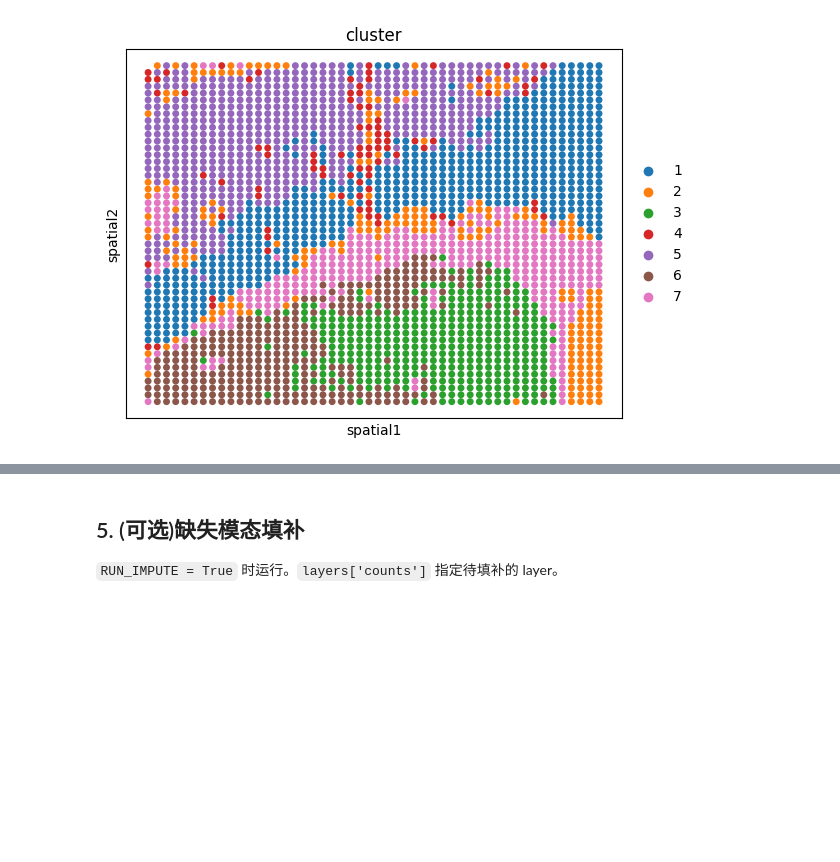
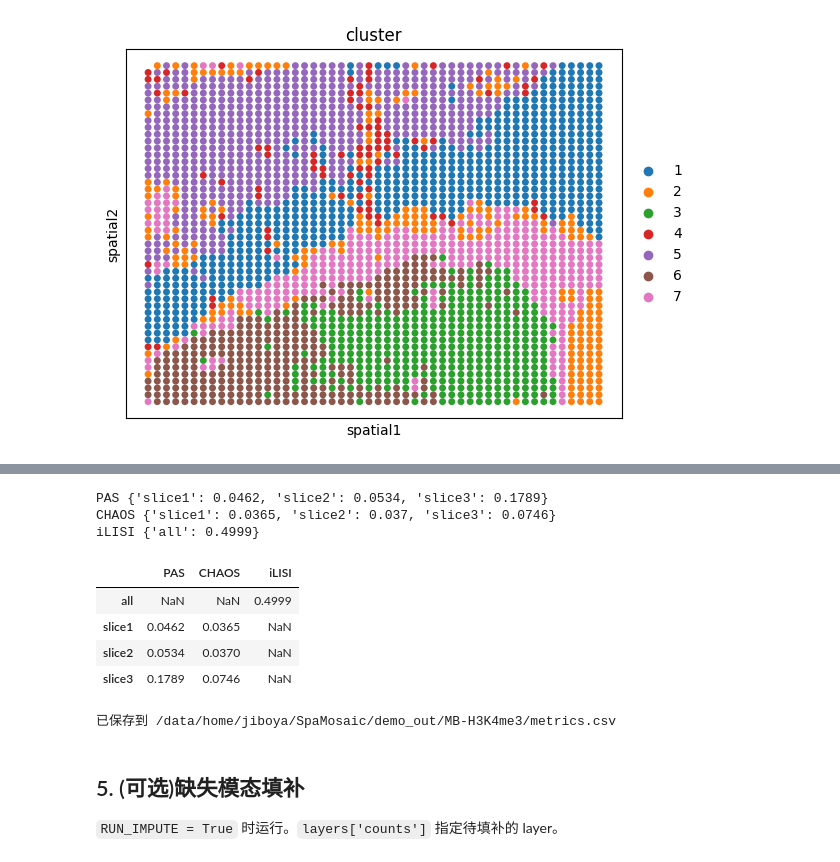
Before and after one commit to jeanchristophe13v/SpaMosaic, a Jupyter notebook: run_demo.ipynb, the cells around one changed output, grey strips where cells are left out. Cells and saved outputs as stored; diff of their text form; code cells hidden in the pictures; blank space fills up the shorter version.

Commit message:
update PAS, CHAOS, iLISI and F1 metrics

```diff
--- a/run_demo.ipynb
+++ b/run_demo.ipynb
@@ -425,13 +425,3 @@ WARNING: saving figure to file /data/home/jiboya/SpaMosaic/demo_out/MB-H3K4me3/s
 [figure]
 WARNING: saving figure to file /data/home/jiboya/SpaMosaic/demo_out/MB-H3K4me3/spatial_spatial_slice3.png
 [figure]
-# %%
-# 有 ground truth 时(Simulations)计算各切片的 ARI
-from sklearn.metrics import adjusted_rand_score
-
-for i, ad in enumerate(ad_embs):
-    ref = raw[SEC_REP[i]]
-    if 'gt' not in ref.obs:
-        continue
-    gt = ref.obs.loc[ad.obs_names, 'gt'].astype(str)
-    print(f'slice{i+1} ARI = {adjusted_rand_score(gt, ad.obs["cluster"]):.4f}')
@@ -437,0 +442,12 @@ for i, ad in enumerate(ad_embs):
+# %%
+# 官方评估代码不是一个包,按目录加入 sys.path 后导入
+METRICS_DIR = join(REPO_ROOT, 'reproduce/code/compute_metrics')
+if METRICS_DIR not in sys.path:
+    sys.path.insert(0, METRICS_DIR)
+import metrics as repro_metrics
+from sklearn.metrics import adjusted_rand_score
+
+SEC_NAMES = [f'slice{i+1}' for i in range(N_SEC)]
+SEC_MODS = [{m for m in LAYOUT if LAYOUT[m][i] is not None} for i in range(N_SEC)]
+HAS_GT = all('gt' in raw[n].obs for n in SEC_REP)
+scores = {}  # {指标名: {'all' / 切片名 / 切片对: 值}}
@@ -438,3 +483,34 @@ for i, ad in enumerate(ad_embs):
+# %%
+# PAS / CHAOS(run_PAS_CHAOS.ipynb):逐切片,用聚类标签和空间坐标
+scores['PAS'] = {n: repro_metrics.compute_PAS2(ad, 'cluster', spatial_key='spatial') for n, ad in zip(SEC_NAMES, ad_embs)}
+scores['CHAOS'] = {n: repro_metrics.compute_CHAOS2(ad, 'cluster', spatial_key='spatial') for n, ad in zip(SEC_NAMES, ad_embs)}
+
+# iLISI(run_iLISI.ipynb):所有切片合并后的融合嵌入,按 src 计算
+# 官方函数会把 obs[batch_key] 原地改成 category,所以传一个新对象
+ad_lisi = sc.AnnData(np.zeros((ad_mosaic.n_obs, 2)), obs=ad_mosaic.obs[['src']].copy())
+ad_lisi.obsm['emb'] = ad_mosaic.obsm['merged_emb']
+scores['iLISI'] = {'all': repro_metrics.iLISI(ad_lisi, 'src', 'emb')}
+
+for metric in ['PAS', 'CHAOS', 'iLISI']:
+    print(metric, {k: round(v, 4) for k, v in scores[metric].items()})
+# %% [output]
+PAS {'slice1': 0.0462, 'slice2': 0.0534, 'slice3': 0.1789}
+CHAOS {'slice1': 0.0365, 'slice2': 0.037, 'slice3': 0.0746}
+iLISI {'all': 0.4999}
+# %%
+# 汇总:行是 all / 各切片 / 切片对,空格表示该指标不在这一层级计算
+rows = ['all'] + SEC_NAMES + list(scores.get('F1', {}))
+df_scores = pd.DataFrame(scores).reindex(rows)
+display(df_scores.round(4))
+df_scores.to_csv(join(OUT_DIR, 'metrics.csv'))
+print('已保存到', join(OUT_DIR, 'metrics.csv'))
+# %% [output]
+|  | PAS | CHAOS | iLISI |
+| all | NaN | NaN | 0.4999 |
+| slice1 | 0.0462 | 0.0365 | NaN |
+| slice2 | 0.0534 | 0.0370 | NaN |
+| slice3 | 0.1789 | 0.0746 | NaN |
+已保存到 /data/home/jiboya/SpaMosaic/demo_out/MB-H3K4me3/metrics.csv
 # %% [markdown]
 ## 5. (可选)缺失模态填补
 
```
Also changed, not shown: parts of 3 cells of this notebook, 8 other files.
